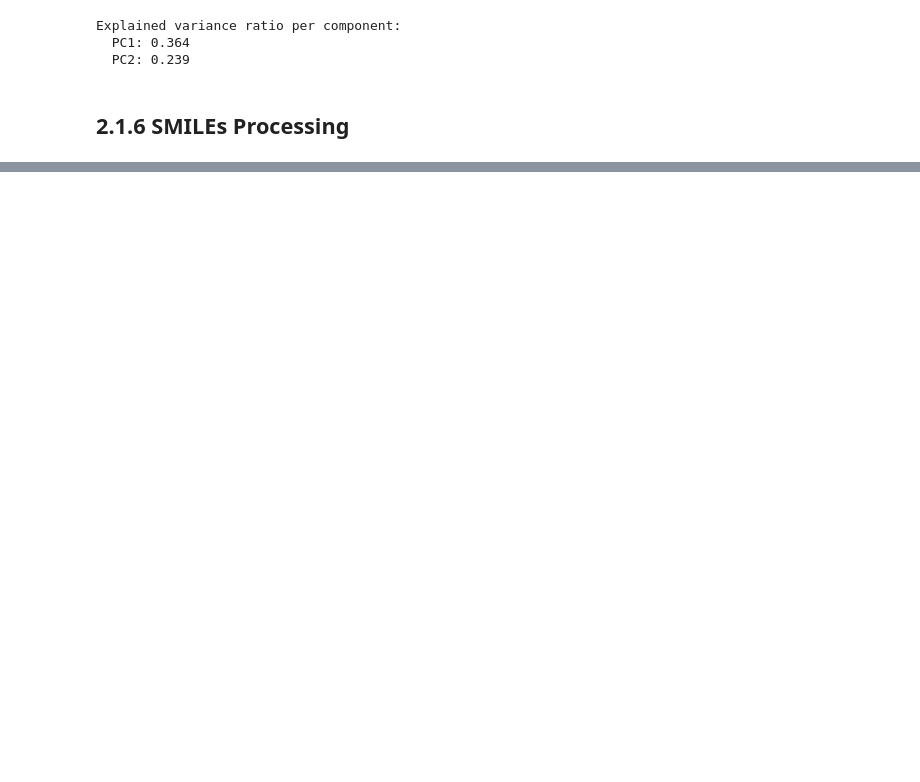
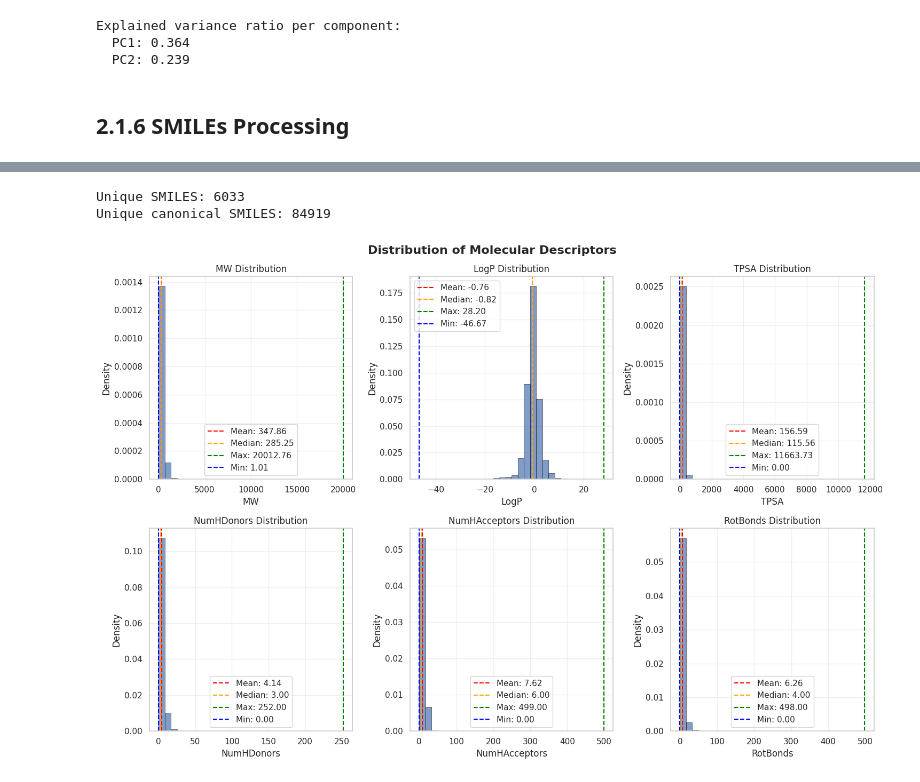
Before and after one commit to tinayang3024/CHE1147-Group-Project, a Jupyter notebook: notebooks/exploration.ipynb, the cells around one changed output, grey strips where cells are left out. Drawn from its saved outputs; the diff is of its cells as text; code cells hidden in the pictures; blank space fills up the shorter version.

Commit message:
add other descriptor info + plot descriptor distribution

```diff
--- a/notebooks/exploration.ipynb
+++ b/notebooks/exploration.ipynb
@@ -1291,0 +1308,52 @@ print(enzy_data_pro_2.head())
+# %%
+# Count the unique values with .nunique()
+# unique_smiles = enzy_data_pro_with_descriptors['smiles'].nunique()
+unique_smiles = enzy_data_pro['smiles'].nunique()
+# unique_canonical = enzy_data_pro_with_descriptors['mol'].nunique()
+unique_canonical = enzy_data_pro['mol'].nunique()
+
+print(f'Unique SMILES: {unique_smiles}')
+print(f'Unique canonical SMILES: {unique_canonical}')
+# %% [output]
+Unique SMILES: 6033
+Unique canonical SMILES: 84919
+# %%
+# Create visualizations for molecular descriptors
+fig, axes = plt.subplots(2, 3, figsize=(15, 10))
+fig.suptitle('Distribution of Molecular Descriptors', fontsize=16, fontweight='bold')
+
+# Define descriptors to plot
+descriptors_to_plot = ['desc_MW', 'desc_LogP', 'desc_TPSA', 'desc_NumHDonors', 'desc_NumHAcceptors', 'desc_RotBonds']
+
+for i, descriptor in enumerate(descriptors_to_plot):
+    row = i // 3
+    col = i % 3
+
+    # Create histogram with density curve
+    axes[row, col].hist(enzy_data_pro[descriptor], bins=30, alpha=0.7,
+                       density=True, edgecolor='black', linewidth=0.5)
+
+    # Add statistical information
+    mean_val = enzy_data_pro[descriptor].mean()
+    median_val = enzy_data_pro[descriptor].median()
+    max_val = enzy_data_pro[descriptor].max()
+    min_val = enzy_data_pro[descriptor].min()
+    axes[row, col].axvline(mean_val, color='red', linestyle='--',
+                          label=f'Mean: {mean_val:.2f}')
+    axes[row, col].axvline(median_val, color='orange', linestyle='--',
+                          label=f'Median: {median_val:.2f}')
+    axes[row, col].axvline(max_val, color='green', linestyle='--',
+                          label=f'Max: {max_val:.2f}')
+    axes[row, col].axvline(min_val, color='blue', linestyle='--',
+                          label=f'Min: {min_val:.2f}')
+
+    axes[row, col].set_title(f'{descriptor.replace("desc_", "")} Distribution') # remove prefix for title
+    axes[row, col].set_xlabel(descriptor.replace("desc_", "")) # remove prefix for xlabel
+    axes[row, col].set_ylabel('Density')
+    axes[row, col].legend()
+    axes[row, col].grid(True, alpha=0.3)
+
+plt.tight_layout()
+plt.show()
+# %% [output]
+[figure, added]
```
Also changed, not shown: parts of 4 cells of this notebook.
